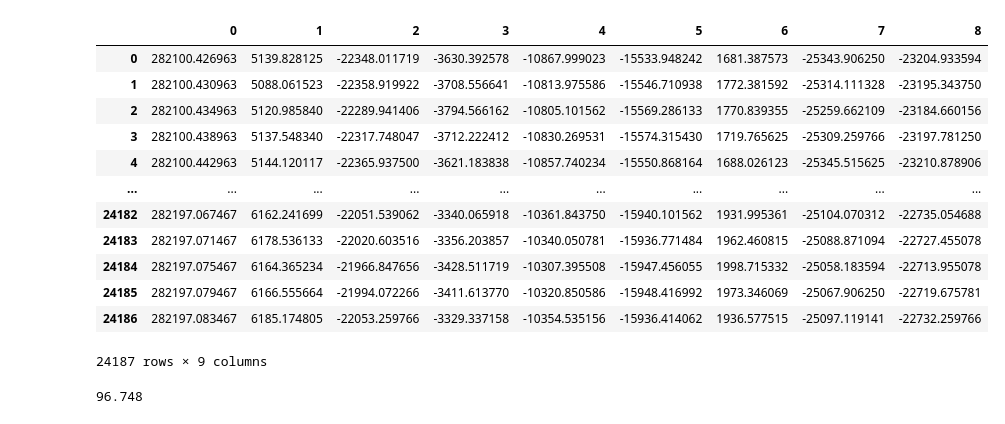
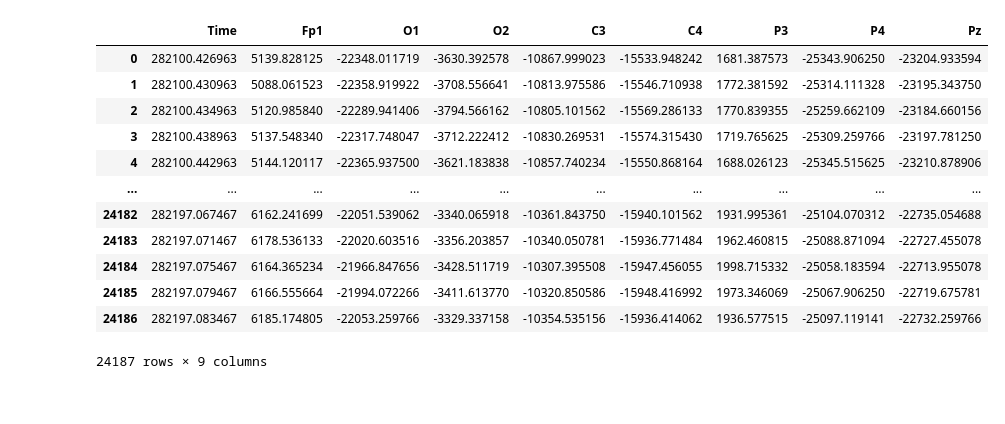
Before and after one commit to jjjoelle/Spelling-BeeCI, a Jupyter notebook: epoching.ipynb, the cells around one changed output. Drawn from its saved outputs; the diff is of its cells as text; code cells hidden in the pictures.

Commit message:
figured out how to work with sess3 SSVEP data (and beyond)

```diff
--- a/epoching.ipynb
+++ b/epoching.ipynb
@@ -1,9 +1,10 @@
 # %%
 from preprocessing import *
 from import_data import *
+from plotting import *
 data_dir = 'DataCollection/outputs/'
 ssvep_dir = data_dir + 'SSVEP/sess3/'
-col_names = ['Fp1', 'O1', 'O2','C3','C4','P3','P4','Pz']
+col_names = ['Time','Fp1', 'O1', 'O2','C3','C4','P3','P4','Pz']
 ssvep_files = get_files(ssvep_dir)
 # %%
 ssvep_files
@@ -17,9 +25,9 @@ ssvep_files
 # %%
-data = pd.read_csv(ssvep_files[1], header=None)
+eeg_data = read_file(ssvep_files[2],col_names)
 # %%
-data
+eeg_data
 # %% [output]
-|  | 0 | 1 | 2 | 3 | 4 | 5 | 6 | 7 | 8 |
+|  | Time | Fp1 | O1 | O2 | C3 | C4 | P3 | P4 | Pz |
 | 0 | 282100.426963 | 5139.828125 | -22348.011719 | -3630.392578 | -10867.999023 | -15533.948242 | 1681.387573 | -25343.906250 | -23204.933594 |
 | 1 | 282100.430963 | 5088.061523 | -22358.919922 | -3708.556641 | -10813.975586 | -15546.710938 | 1772.381592 | -25314.111328 | -23195.343750 |
 | 2 | 282100.434963 | 5120.985840 | -22289.941406 | -3794.566162 | -10805.101562 | -15569.286133 | 1770.839355 | -25259.662109 | -23184.660156 |
@@ -32,8 +40,3 @@ data
 | 24185 | 282197.079467 | 6166.555664 | -21994.072266 | -3411.613770 | -10320.850586 | -15948.416992 | 1973.346069 | -25067.906250 | -22719.675781 |
 | 24186 | 282197.083467 | 6185.174805 | -22053.259766 | -3329.337158 | -10354.535156 | -15936.414062 | 1936.577515 | -25097.119141 | -22732.259766 |
 24187 rows × 9 columns
-# %%
-Fs = 250
-len(data) / Fs
-# %% [output]
-96.748
```
Also changed, not shown: parts of 16 cells of this notebook.
